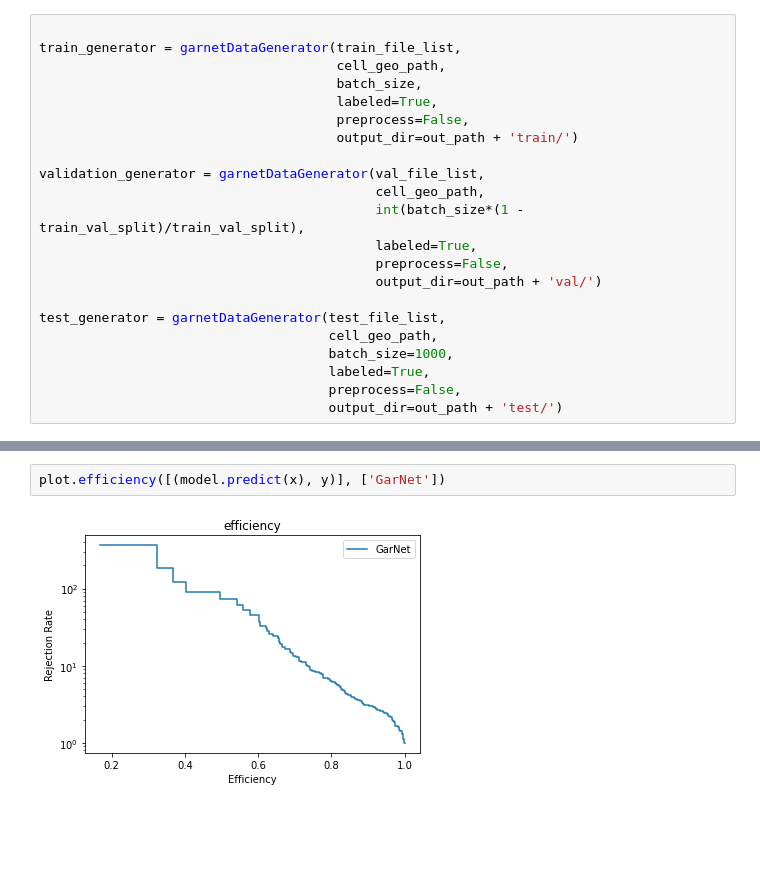
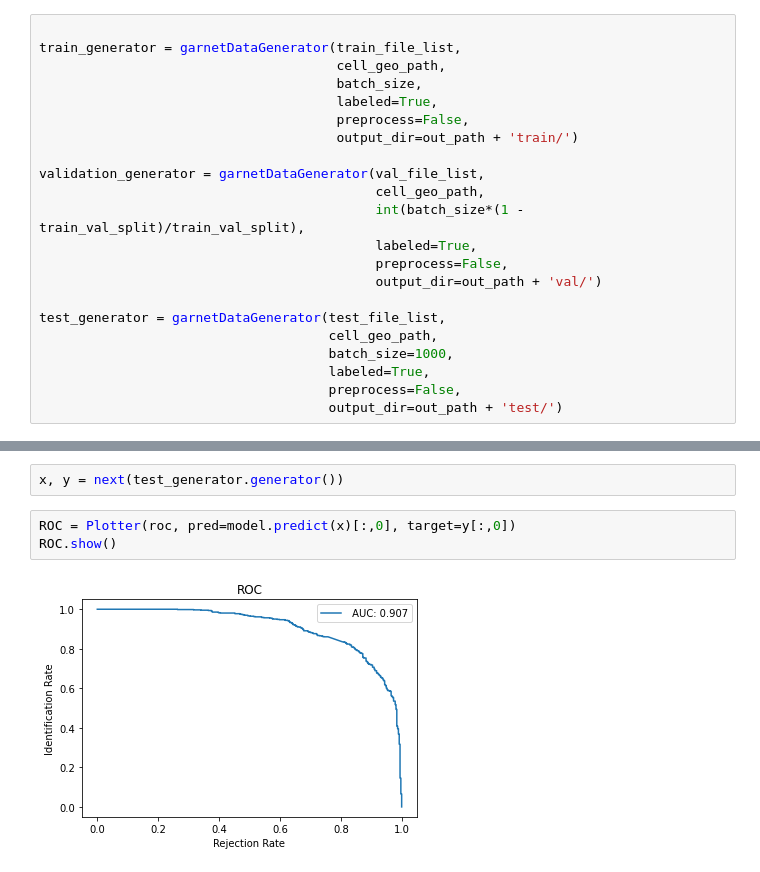
Before and after one commit to joshlerner/triumf-ml, a Jupyter notebook: PionReconstruction/PionTrainingExample.ipynb, the cells around one changed output, grey strips where cells are left out. Saved outputs shown, nothing was run; the diff lists cells and outputs as text; blank space fills up the shorter version.

```diff
--- a/PionReconstruction/PionTrainingExample.ipynb
+++ b/PionReconstruction/PionTrainingExample.ipynb
@@ -149,4 +145,7 @@ plot.ROC([(model.predict(x), y)], ['GarNet'])
-# %%
-plot.efficiency([(model.predict(x), y)], ['GarNet'])
-# %% [output]
-[figure, removed]
+# %%
+x, y = next(test_generator.generator())
+# %%
+ROC = Plotter(roc, pred=model.predict(x)[:,0], target=y[:,0])
+ROC.show()
+# %% [output]
+[figure, added]
```
Also changed, not shown: parts of 8 cells of this notebook, 1 other file.
